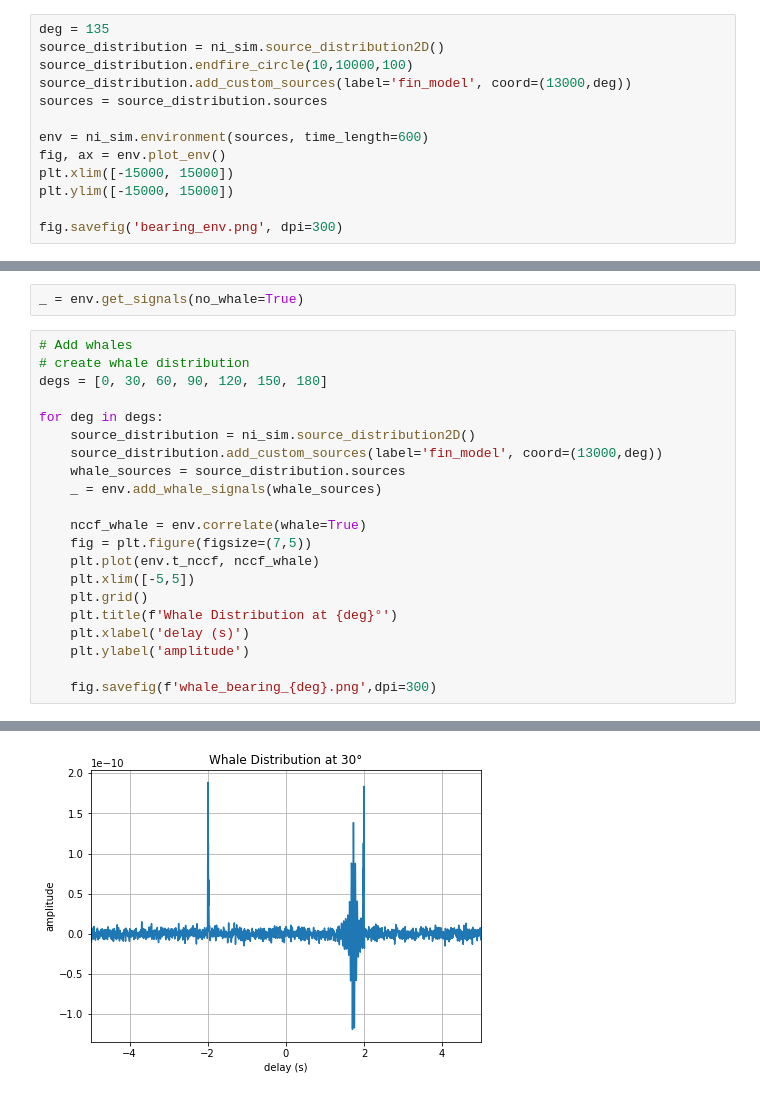
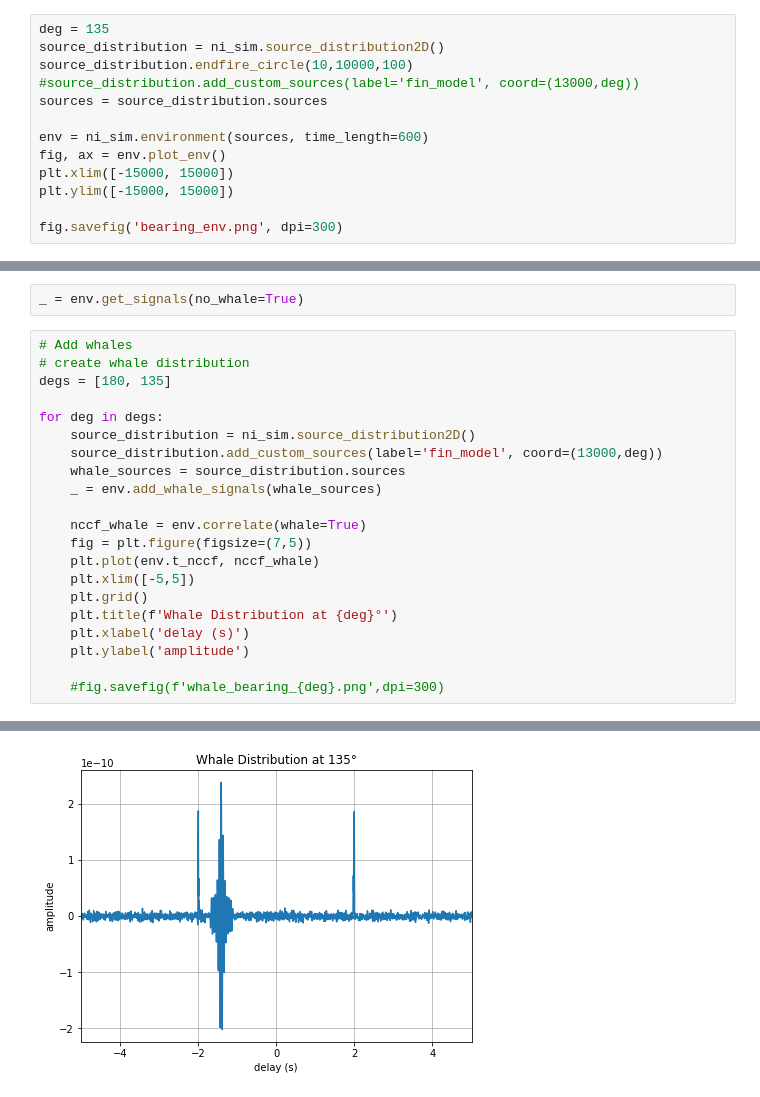
Before and after one commit to John-Ragland/NI_simulation, a Jupyter notebook: scripts/20Hz_noise.ipynb, the cells around one changed output, grey strips where cells are left out. Cells and saved outputs as stored; diff of their text form.

```diff
--- a/scripts/20Hz_noise.ipynb
+++ b/scripts/20Hz_noise.ipynb
@@ -187,7 +191,7 @@ np.arctan2(0,-5)
 deg = 135
 source_distribution = ni_sim.source_distribution2D()
 source_distribution.endfire_circle(10,10000,100)
-source_distribution.add_custom_sources(label='fin_model', coord=(13000,deg))
+#source_distribution.add_custom_sources(label='fin_model', coord=(13000,deg))
 sources = source_distribution.sources
 
 env = ni_sim.environment(sources, time_length=600)
@@ -203,7 +207,7 @@ _ = env.get_signals(no_whale=True)
 # %%
 # Add whales
 # create whale distribution
-degs = [0, 30, 60, 90, 120, 150, 180]
+degs = [180, 135]
 
 for deg in degs:
     source_distribution = ni_sim.source_distribution2D()
@@ -220,5 +224,5 @@ for deg in degs:
     plt.xlabel('delay (s)')
     plt.ylabel('amplitude')
 
-    fig.savefig(f'whale_bearing_{deg}.png',dpi=300)
+    #fig.savefig(f'whale_bearing_{deg}.png',dpi=300)
 # %% [output]
@@ -226 +230 @@ for deg in degs:
-[figure, old version]
+[figure, new version]
```
Also changed, not shown: parts of 9 cells of this notebook, 6 other files.
